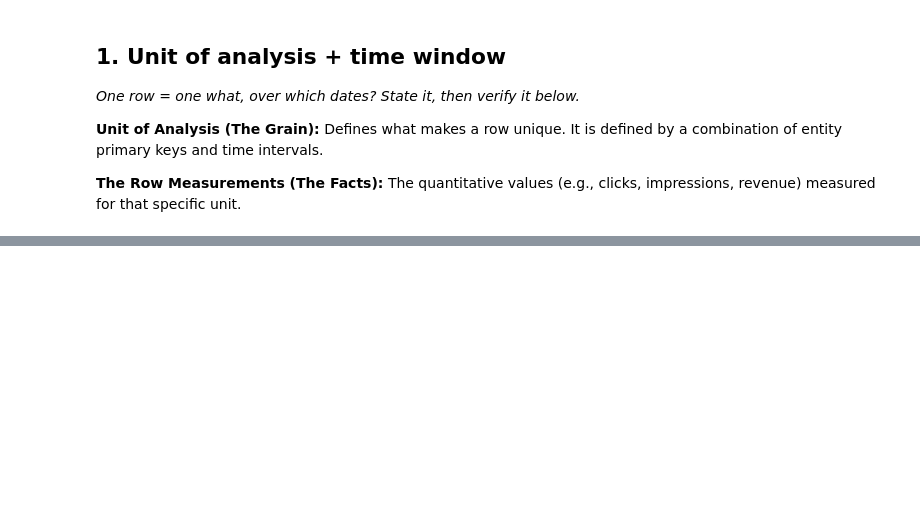
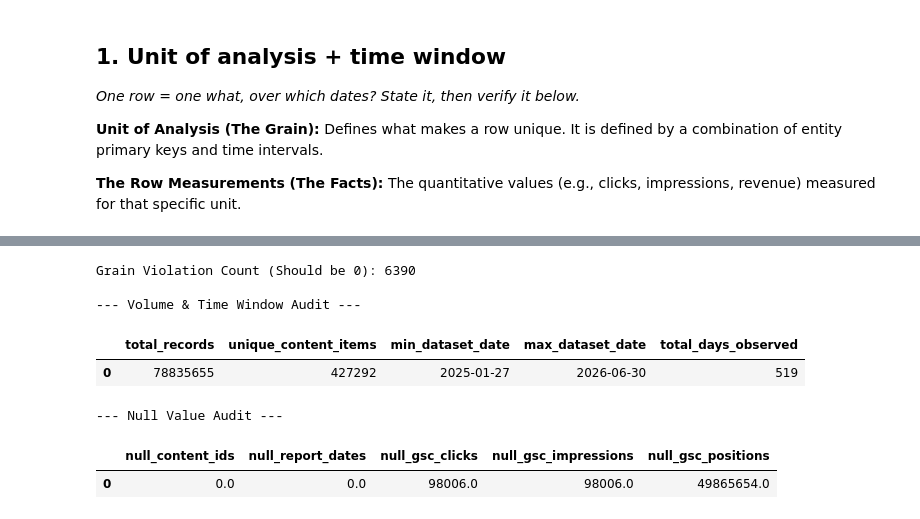
Before and after one commit to Musadiq8699/flyrank-ml-internship, a Jupyter notebook: work/notebooks/w03_data_contract.ipynb, the cells around one changed output, grey strips where cells are left out. Drawn from its saved outputs; the diff is of its cells as text; code cells hidden in the pictures; blank space fills up the shorter version.

```diff
--- a/work/notebooks/w03_data_contract.ipynb
+++ b/work/notebooks/w03_data_contract.ipynb
@@ -82,0 +187,51 @@ Columns in fact table: ['report_date', 'client_hash_id', 'content_hash_id', 'cli
+# %%
+# This cell is for CODE (numbers, a query, a check).
+# Write your text answer in the cell ABOVE this one — typing sentences here breaks Run All.
+
+
+# Query 1: Grain Integrity Check (Ensure no duplicate composite key records)
+grain_duplicates = con.execute("""
+SELECT
+    content_hash_id,
+    report_date,
+    COUNT(*) AS dup_count
+FROM fact_table
+GROUP BY content_hash_id, report_date
+HAVING COUNT(*) > 1;
+""").df()
+print(f"Grain Violation Count (Should be 0): {len(grain_duplicates)}")
+
+# Query 2: Dataset Volume, Page Counts, and Time Window Boundaries
+volume_and_windows = con.execute("""
+SELECT
+    COUNT(*) AS total_records,
+    COUNT(DISTINCT content_hash_id) AS unique_content_items,
+    MIN(report_date) AS min_dataset_date,
+    MAX(report_date) AS max_dataset_date,
+    MAX(report_date) - MIN(report_date) AS total_days_observed
+FROM fact_table;
+""").df()
+print("\n--- Volume & Time Window Audit ---")
+display(volume_and_windows)
+
+# Query 3: Missing Value / Null Audit across Context and Feature Columns
+null_audit = con.execute("""
+SELECT
+    SUM(CASE WHEN content_hash_id IS NULL THEN 1 ELSE 0 END) AS null_content_ids,
+    SUM(CASE WHEN report_date IS NULL THEN 1 ELSE 0 END) AS null_report_dates,
+    SUM(CASE WHEN gsc_clicks IS NULL THEN 1 ELSE 0 END) AS null_gsc_clicks,
+    SUM(CASE WHEN gsc_impressions IS NULL THEN 1 ELSE 0 END) AS null_gsc_impressions,
+    SUM(CASE WHEN gsc_avg_position IS NULL THEN 1 ELSE 0 END) AS null_gsc_positions
+FROM fact_table;
+""").df()
+print("\n--- Null Value Audit ---")
+display(null_audit)
+# %% [output]
+Grain Violation Count (Should be 0): 6390
+
+--- Volume & Time Window Audit ---
+|  | total_records | unique_content_items | min_dataset_date | max_dataset_date | total_days_observed |
+| 0 | 78835655 | 427292 | 2025-01-27 | 2026-06-30 | 519 |
+--- Null Value Audit ---
+|  | null_content_ids | null_report_dates | null_gsc_clicks | null_gsc_impressions | null_gsc_positions |
+| 0 | 0.0 | 0.0 | 98006.0 | 98006.0 | 49865654.0 |
```
Also changed, not shown: parts of 14 cells of this notebook.
